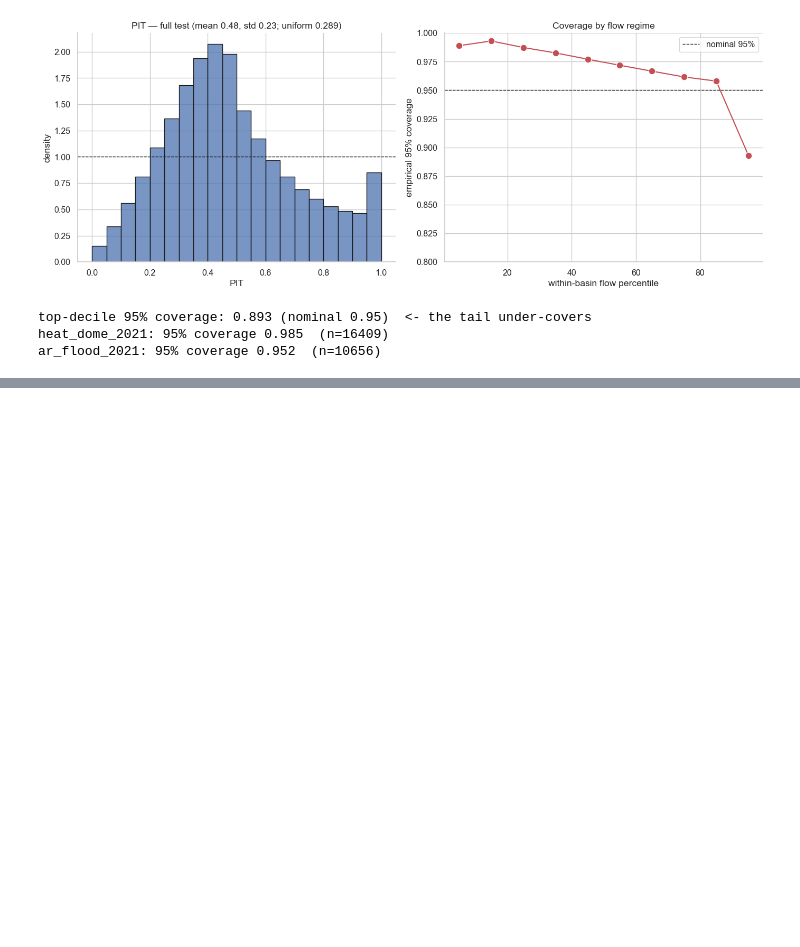
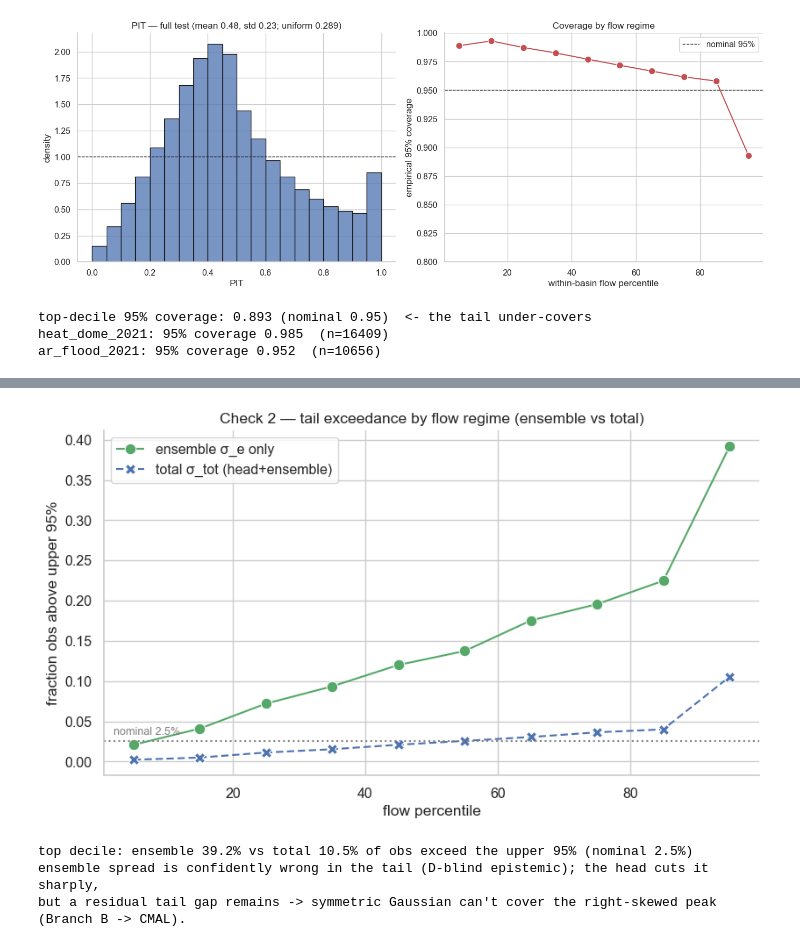
Before and after one commit to TWilson05/EA-LSTM-Streamflow, a Jupyter notebook: notebooks/EXP6_MVE_Calibration.ipynb, the cells around one changed output, grey strips where cells are left out. Cells and saved outputs as stored; diff of their text form; code cells hidden in the pictures; blank space fills up the shorter version.

```diff
--- a/notebooks/EXP6_MVE_Calibration.ipynb
+++ b/notebooks/EXP6_MVE_Calibration.ipynb
@@ -220 +242,29 @@ ar_flood_2021: 95% coverage 0.952  (n=10656)
+# %%
+# Check: tail exceedance by flow — ensemble σ_e vs total σ_tot  (shows the ensemble D-blindness)
+pctB = pd.DataFrame(np.where(valid, y, np.nan)).rank(pct=True).to_numpy()
+biB  = np.clip(np.nan_to_num(pctB)*10, 0, 9).astype(int)
+ctrB, exc_e, exc_t = [], [], []
+for k in range(10):
+    sel = test & np.isfinite(pctB) & (biB==k)
+    if sel.sum()==0: continue
+    r = (y - mu)[sel]
+    exc_e.append(np.mean(r > 1.96*sig_e[sel]))      # % obs above ensemble-only upper 95%
+    exc_t.append(np.mean(r > 1.96*sig_tot[sel]))    # % obs above total upper 95%
+    ctrB.append((k+0.5)*10)
+dfb = pd.DataFrame({"flow percentile":ctrB*2, "fraction obs above upper 95%":exc_e+exc_t,
+                    "":["ensemble σ_e only"]*len(ctrB)+["total σ_tot (head+ensemble)"]*len(ctrB)})
+fig,ax=plt.subplots(figsize=(8.5,5))
+sns.lineplot(data=dfb, x="flow percentile", y="fraction obs above upper 95%", hue="", style="",
+             markers=True, dashes=[(1,0),(4,2)], markersize=9, palette=["#55a868","#4c72b0"], ax=ax)
+ax.axhline(0.025, ls=":", c="grey"); ax.text(2, 0.033, "nominal 2.5%", color="grey", fontsize=9)
+ax.set(title="Check 2 — tail exceedance by flow regime (ensemble vs total)")
+sns.despine(fig); plt.tight_layout(); plt.show()
+print(f"top decile: ensemble {exc_e[-1]:.1%} vs total {exc_t[-1]:.1%} of obs exceed the upper 95% (nominal 2.5%)")
+print("ensemble spread is confidently wrong in the tail (D-blind epistemic); the head cuts it sharply,")
+print("but a residual tail gap remains -> symmetric Gaussian can't cover the right-skewed peak (Branch B -> CMAL).")
+# %% [output]
+[figure, added]
+top decile: ensemble 39.2% vs total 10.5% of obs exceed the upper 95% (nominal 2.5%)
+ensemble spread is confidently wrong in the tail (D-blind epistemic); the head cuts it sharply,
+but a residual tail gap remains -> symmetric Gaussian can't cover the right-skewed peak (Branch B -> CMAL).
 # %% [markdown]
```
Also changed, not shown: parts of 5 cells of this notebook, 1 other file.
